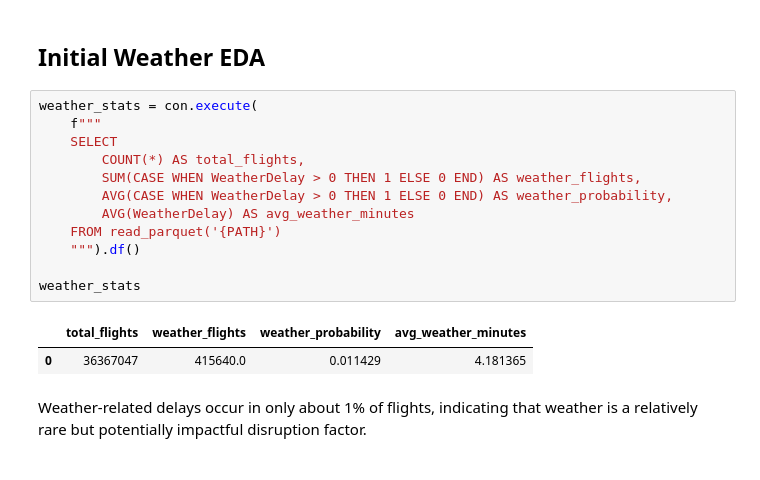
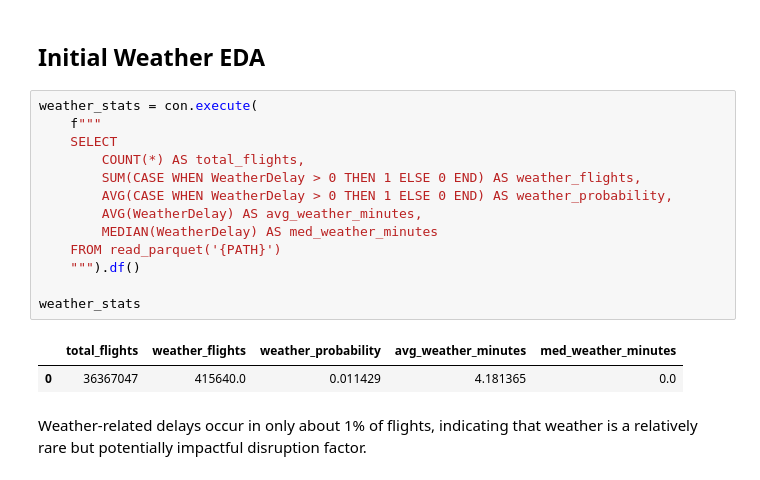
Before and after one commit to HudsonPifer1217/CSC369, a Jupyter notebook: FinalProject/WeatherEDA.ipynb, the cells around one changed output. Drawn from its saved outputs; the diff is of its cells as text.

```diff
--- a/FinalProject/WeatherEDA.ipynb
+++ b/FinalProject/WeatherEDA.ipynb
@@ -22,18 +22,19 @@ Totoal flights: 36367047
 # %%
 weather_stats = con.execute(
     f"""
     SELECT
         COUNT(*) AS total_flights,
         SUM(CASE WHEN WeatherDelay > 0 THEN 1 ELSE 0 END) AS weather_flights,
         AVG(CASE WHEN WeatherDelay > 0 THEN 1 ELSE 0 END) AS weather_probability,
-        AVG(WeatherDelay) AS avg_weather_minutes
+        AVG(WeatherDelay) AS avg_weather_minutes,
+        MEDIAN(WeatherDelay) AS med_weather_minutes
     FROM read_parquet('{PATH}')
     """).df()
 
 weather_stats
 # %% [output]
-|  | total_flights | weather_flights | weather_probability | avg_weather_minutes |
-| 0 | 36367047 | 415640.0 | 0.011429 | 4.181365 |
+|  | total_flights | weather_flights | weather_probability | avg_weather_minutes | med_weather_minutes |
+| 0 | 36367047 | 415640.0 | 0.011429 | 4.181365 | 0.0 |
 # %% [markdown]
 Weather-related delays occur in only about 1% of flights, indicating that weather is a relatively rare but potentially impactful disruption factor.
 # %%
```
Also changed, not shown: parts of 16 cells of this notebook, 9 other files.
